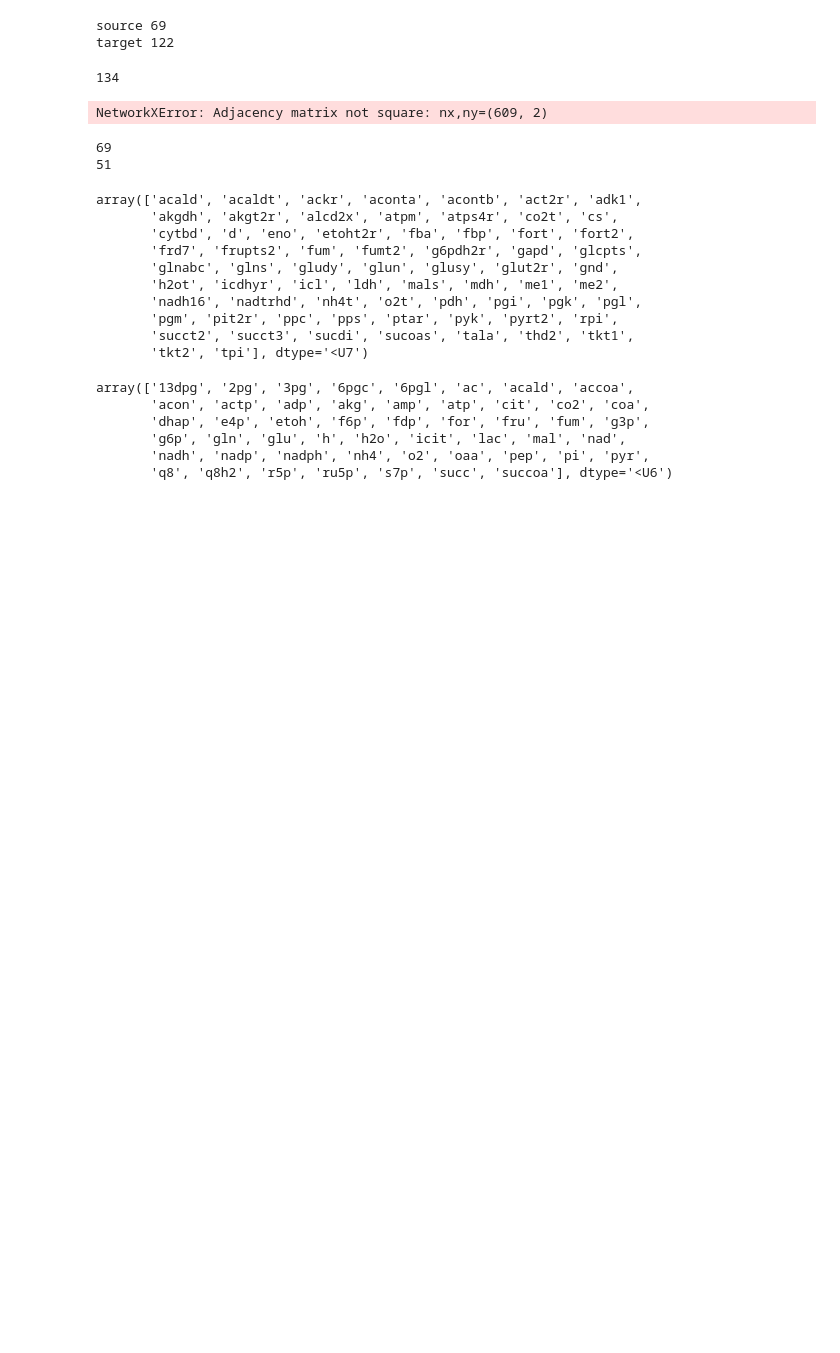
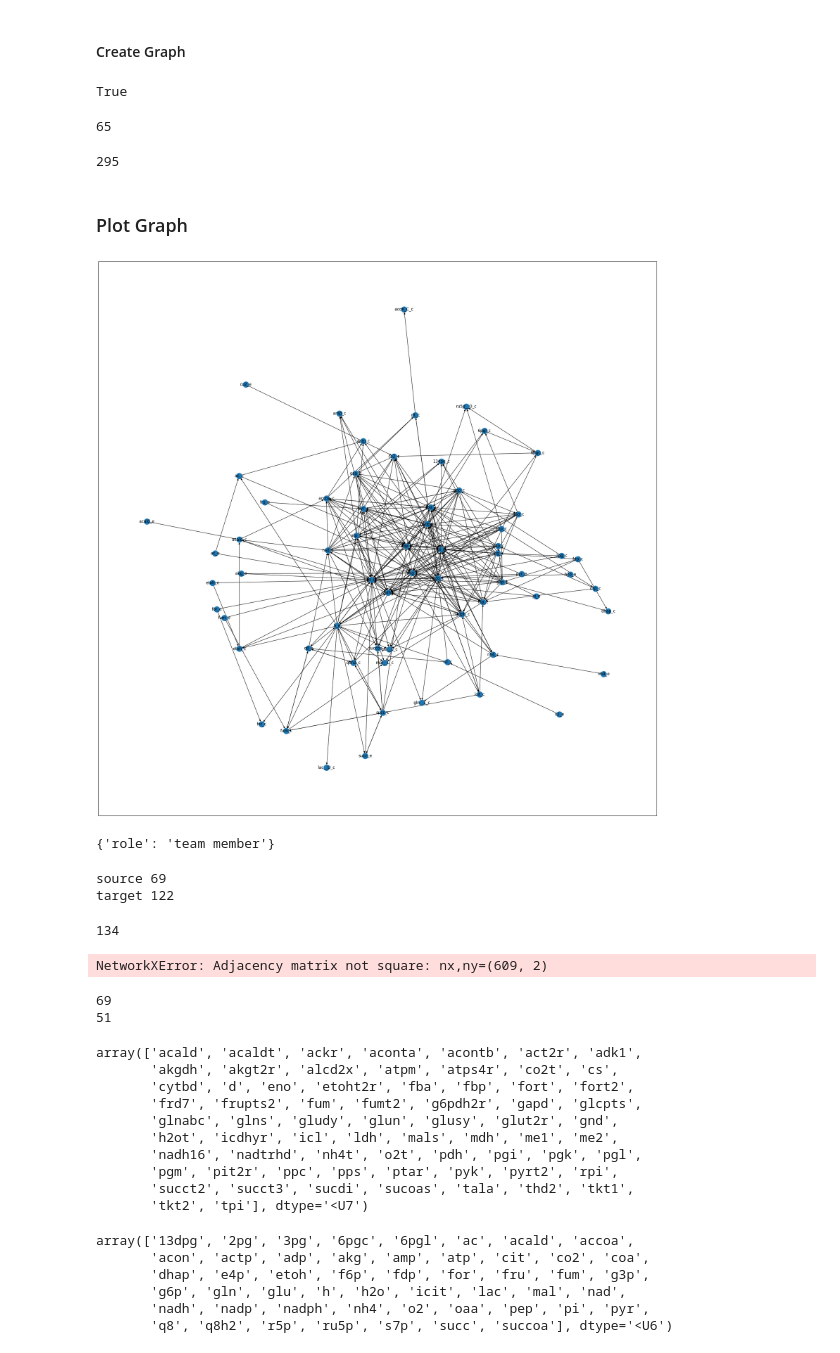
Before and after one commit to costasmexis/gemon, a Jupyter notebook: ecoli_core/e_coli_core_graph.ipynb, the cells around one changed output. Saved outputs shown, nothing was run; the diff lists cells and outputs as text; code cells hidden in the pictures; blank space fills up the shorter version.

```diff
--- a/ecoli_core/e_coli_core_graph.ipynb
+++ b/ecoli_core/e_coli_core_graph.ipynb
@@ -137,0 +57,9 @@ df
+# %%
+df['source_type'] = df['source'].apply(lambda row : row.split('_')[0])
+df['target_type'] = df['target'].apply(lambda row : row.split('_')[0])
+
+for col in ['source', 'target']:
+    df[col] = df[col].apply(lambda row : row.replace('metabolite_', ''))
+    df[col] = df[col].apply(lambda row : row.replace('reaction_', ''))
+
+df.head()
@@ -137,0 +157,26 @@ df
+# %%
+df_met_to_met = df[(df['source_type'] == 'metabolite') & (df['target_type'] == 'metabolite')]
+# %% [markdown]
+#### Create Graph
+# %%
+G = nx.from_pandas_edgelist(df_met_to_met, source='source', target='target',
+                           create_using=nx.DiGraph)
+print(G.is_directed())
+# %% [output]
+True
+# %%
+G.number_of_nodes()
+# %% [output]
+65
+# %%
+G.number_of_edges()
+# %% [output]
+295
+# %% [markdown]
+### Plot Graph
+# %%
+plt.figure(figsize=(30,30))
+pos = nx.kamada_kawai_layout(G)
+nx.draw_networkx(G, pos)
+# %% [output]
+[figure, added]
@@ -138 +193,5 @@ df
+# %%
+G.nodes['A']
+# %% [output]
+{'role': 'team member'}
 # %%
```
Also changed, not shown: parts of 26 cells of this notebook, 12 other files.
